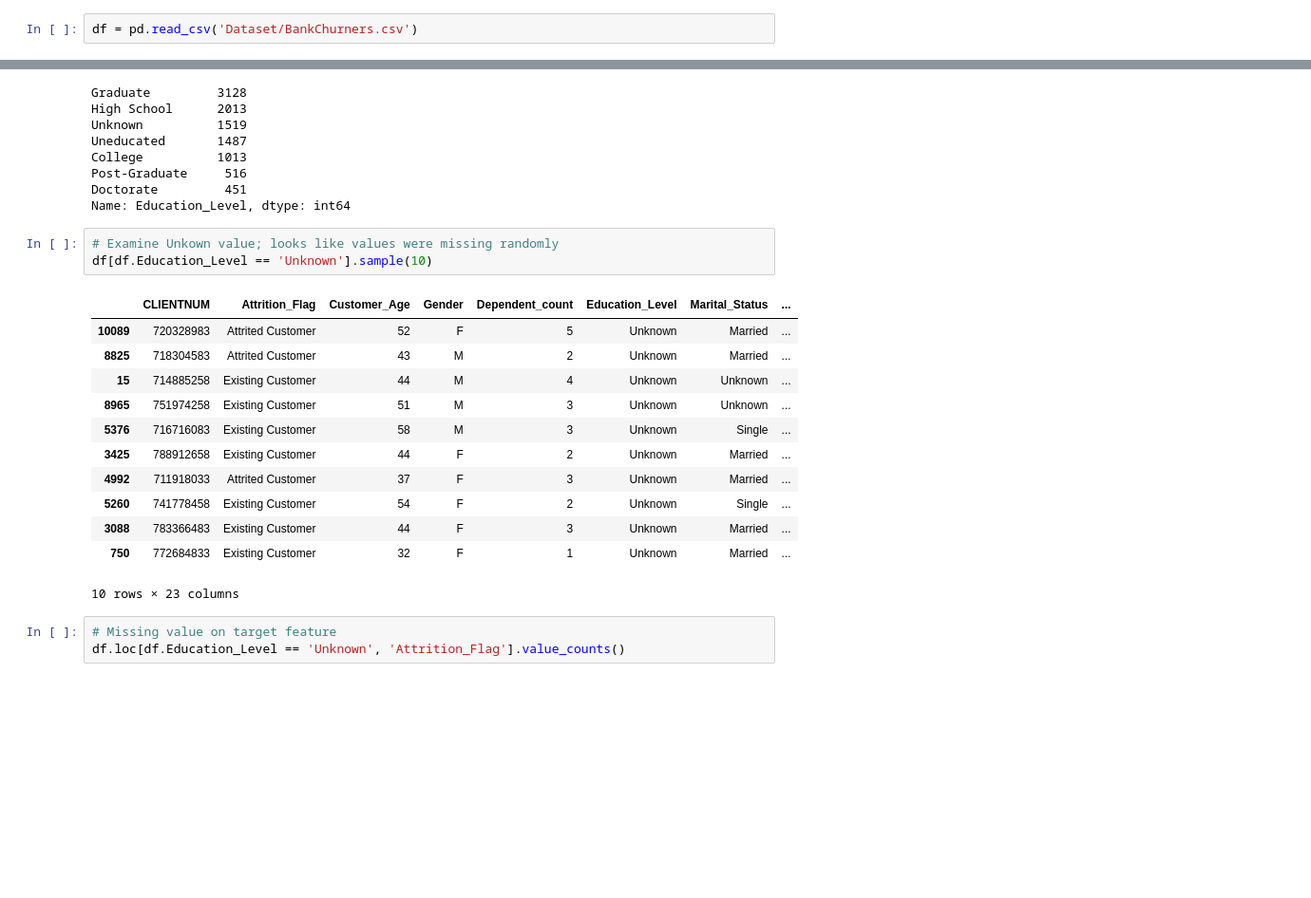
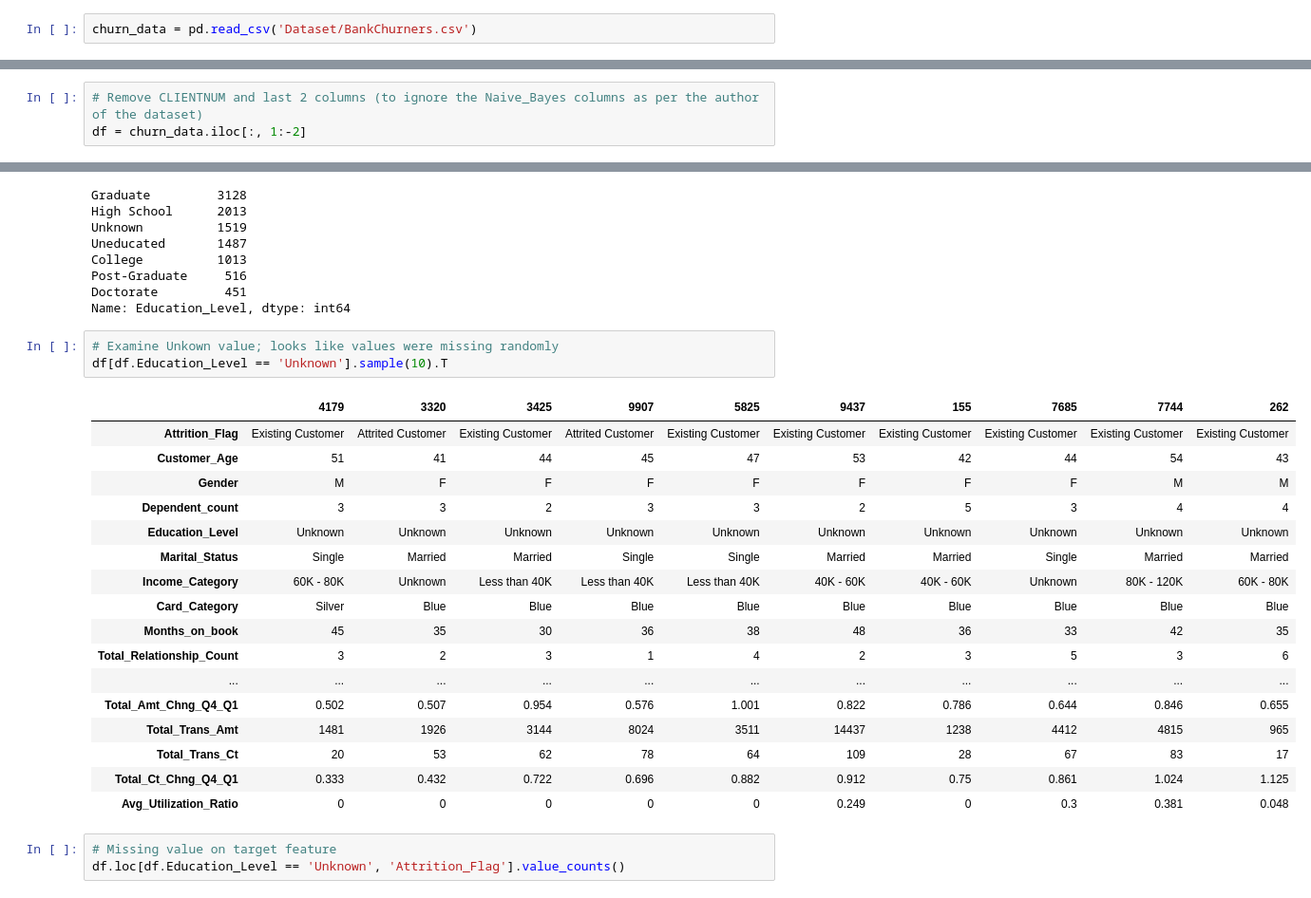
Before and after one commit to machquocvu/Springboard_Capstone2, a Jupyter notebook: Capstone2_Data_Wrangling.ipynb, the cells around one changed output, grey strips where cells are left out. Shown: that part at 95% size. Drawn from its saved outputs; the diff is of its cells as text; blank space fills up the shorter version.

```diff
--- a/Capstone2_Data_Wrangling.ipynb
+++ b/Capstone2_Data_Wrangling.ipynb
@@ -5,5 +6,5 @@ import pandas as pd
 import matplotlib.pyplot as plt
 import seaborn as sns
 # %%
-df = pd.read_csv('Dataset/BankChurners.csv')
+churn_data = pd.read_csv('Dataset/BankChurners.csv')
 # %%
@@ -20,6 +21,9 @@ df.head()
 | 3 | 769911858 | Existing Customer | 40 | F | 4 | High School | Unknown | ... |
 | 4 | 709106358 | Existing Customer | 40 | M | 3 | Uneducated | Married | ... |
 5 rows × 23 columns
+# %%
+# Remove CLIENTNUM and last 2 columns (to ignore the Naive_Bayes columns as per the author of the dataset)
+df = churn_data.iloc[:, 1:-2]
 # %%
 # examine Income_Category values
 df.Income_Category.unique()
@@ -114,20 +128,25 @@ Doctorate         451
 Name: Education_Level, dtype: int64
 # %%
 # Examine Unkown value; looks like values were missing randomly
-df[df.Education_Level == 'Unknown'].sample(10)
+df[df.Education_Level == 'Unknown'].sample(10).T
 # %% [output]
-|  | CLIENTNUM | Attrition_Flag | Customer_Age | Gender | Dependent_count | Education_Level | Marital_Status | ... |
-| 10089 | 720328983 | Attrited Customer | 52 | F | 5 | Unknown | Married | ... |
-| 8825 | 718304583 | Attrited Customer | 43 | M | 2 | Unknown | Married | ... |
-| 15 | 714885258 | Existing Customer | 44 | M | 4 | Unknown | Unknown | ... |
-| 8965 | 751974258 | Existing Customer | 51 | M | 3 | Unknown | Unknown | ... |
-| 5376 | 716716083 | Existing Customer | 58 | M | 3 | Unknown | Single | ... |
-| 3425 | 788912658 | Existing Customer | 44 | F | 2 | Unknown | Married | ... |
-| 4992 | 711918033 | Attrited Customer | 37 | F | 3 | Unknown | Married | ... |
-| 5260 | 741778458 | Existing Customer | 54 | F | 2 | Unknown | Single | ... |
-| 3088 | 783366483 | Existing Customer | 44 | F | 3 | Unknown | Married | ... |
-| 750 | 772684833 | Existing Customer | 32 | F | 1 | Unknown | Married | ... |
+|  | 4179 | 3320 | 3425 | 9907 | 5825 | 9437 | 155 | 7685 | 7744 | 262 |
+| Attrition_Flag | Existing Customer | Attrited Customer | Existing Customer | Attrited Customer | Existing Customer | Existing Customer | Existing Customer | Existing Customer | Existing Customer | Existing Customer |
+| Customer_Age | 51 | 41 | 44 | 45 | 47 | 53 | 42 | 44 | 54 | 43 |
+| Gender | M | F | F | F | F | F | F | F | M | M |
+| Dependent_count | 3 | 3 | 2 | 3 | 3 | 2 | 5 | 3 | 4 | 4 |
+| Education_Level | Unknown | Unknown | Unknown | Unknown | Unknown | Unknown | Unknown | Unknown | Unknown | Unknown |
+| Marital_Status | Single | Married | Married | Single | Single | Married | Married | Single | Married | Married |
+| Income_Category | 60K - 80K | Unknown | Less than 40K | Less than 40K | Less than 40K | 40K - 60K | 40K - 60K | Unknown | 80K - 120K | 60K - 80K |
+| Card_Category | Silver | Blue | Blue | Blue | Blue | Blue | Blue | Blue | Blue | Blue |
+| Months_on_book | 45 | 35 | 30 | 36 | 38 | 48 | 36 | 33 | 42 | 35 |
+| Total_Relationship_Count | 3 | 2 | 3 | 1 | 4 | 2 | 3 | 5 | 3 | 6 |
+| ... | ... | ... | ... | ... | ... | ... | ... | ... | ... | ... |
+| Total_Amt_Chng_Q4_Q1 | 0.502 | 0.507 | 0.954 | 0.576 | 1.001 | 0.822 | 0.786 | 0.644 | 0.846 | 0.655 |
+| Total_Trans_Amt | 1481 | 1926 | 3144 | 8024 | 3511 | 14437 | 1238 | 4412 | 4815 | 965 |
+| Total_Trans_Ct | 20 | 53 | 62 | 78 | 64 | 109 | 28 | 67 | 83 | 17 |
+| Total_Ct_Chng_Q4_Q1 | 0.333 | 0.432 | 0.722 | 0.696 | 0.882 | 0.912 | 0.75 | 0.861 | 1.024 | 1.125 |
+| Avg_Utilization_Ratio | 0 | 0 | 0 | 0 | 0 | 0.249 | 0 | 0.3 | 0.381 | 0.048 |
-10 rows × 23 columns
 # %%
 # Missing value on target feature
 df.loc[df.Education_Level == 'Unknown', 'Attrition_Flag'].value_counts()
```
Also changed, not shown: parts of 46 cells of this notebook.
